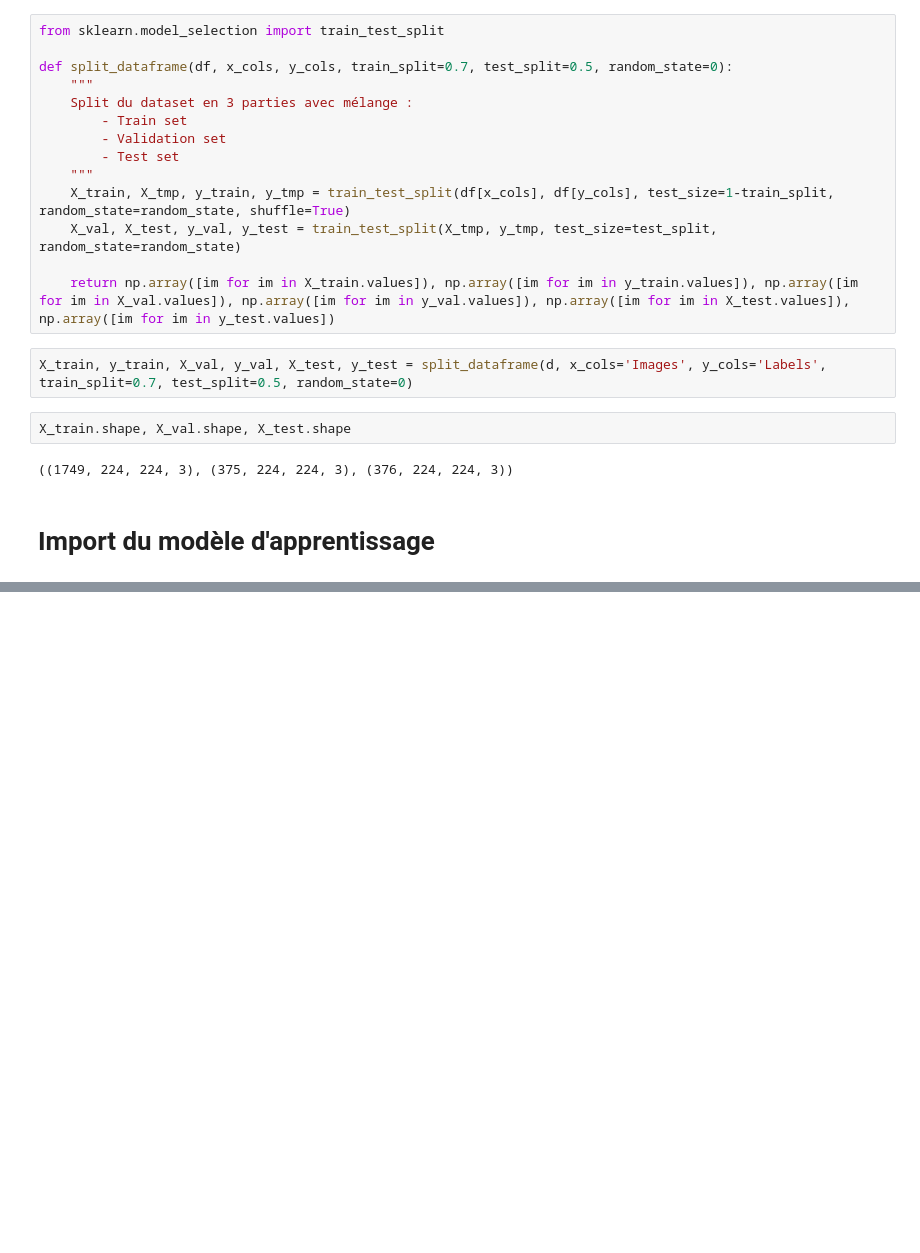
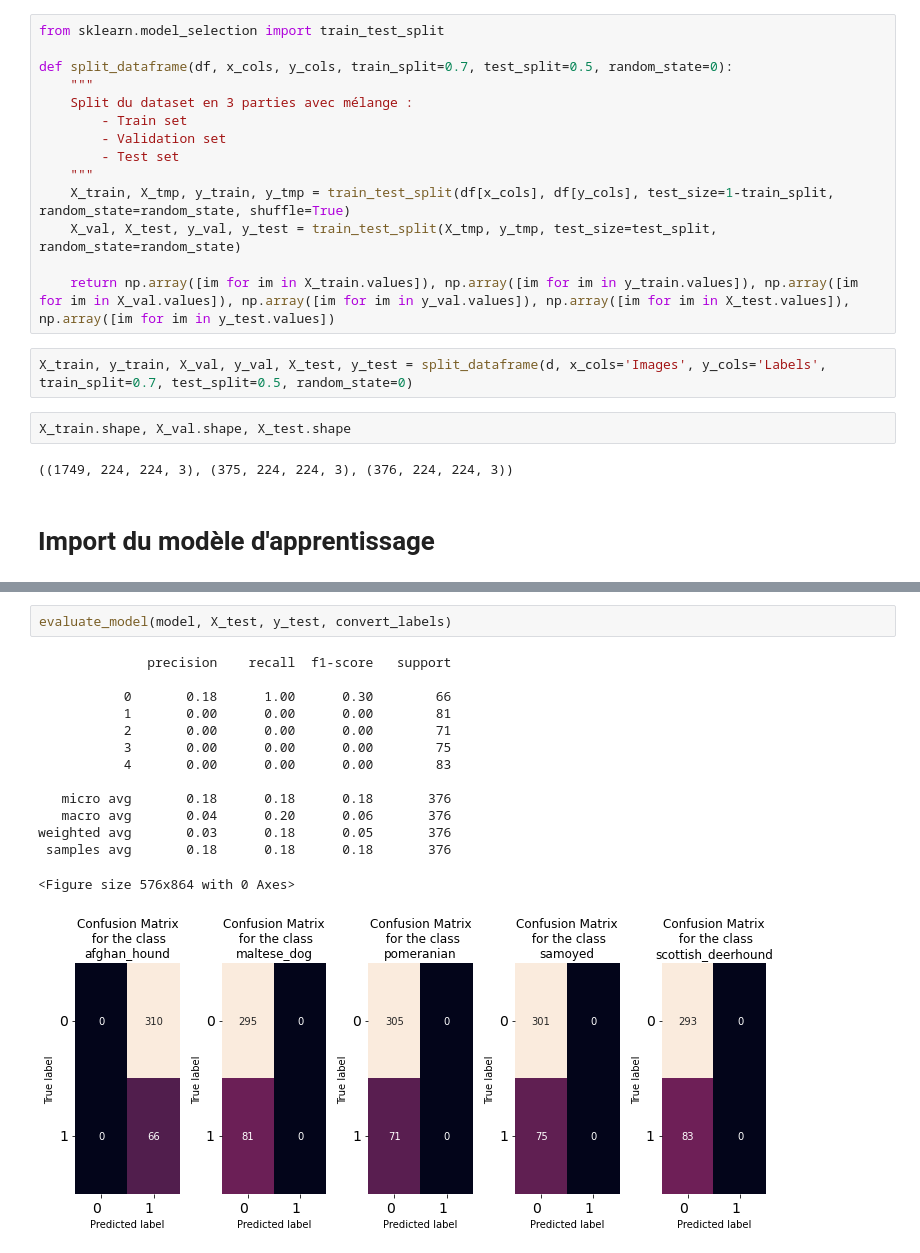
Before and after one commit to VincentNFR/openclassrooms_p06, a Jupyter notebook: vgg16_from_scratch.ipynb, the cells around one changed output, grey strips where cells are left out. Cells and saved outputs as stored; diff of their text form; blank space fills up the shorter version.

```diff
--- a/vgg16_from_scratch.ipynb
+++ b/vgg16_from_scratch.ipynb
@@ -182,0 +334,17 @@ Test accuracy: 17.5531914893617 %
+# %%
+evaluate_model(model, X_test, y_test, convert_labels)
+# %% [output]
+              precision    recall  f1-score   support
+
+           0       0.18      1.00      0.30        66
+           1       0.00      0.00      0.00        81
+           2       0.00      0.00      0.00        71
+           3       0.00      0.00      0.00        75
+           4       0.00      0.00      0.00        83
+
+   micro avg       0.18      0.18      0.18       376
+   macro avg       0.04      0.20      0.06       376
+weighted avg       0.03      0.18      0.05       376
+ samples avg       0.18      0.18      0.18       376
+<Figure size 576x864 with 0 Axes>
+[figure, added]
```
Also changed, not shown: parts of 13 cells of this notebook.
